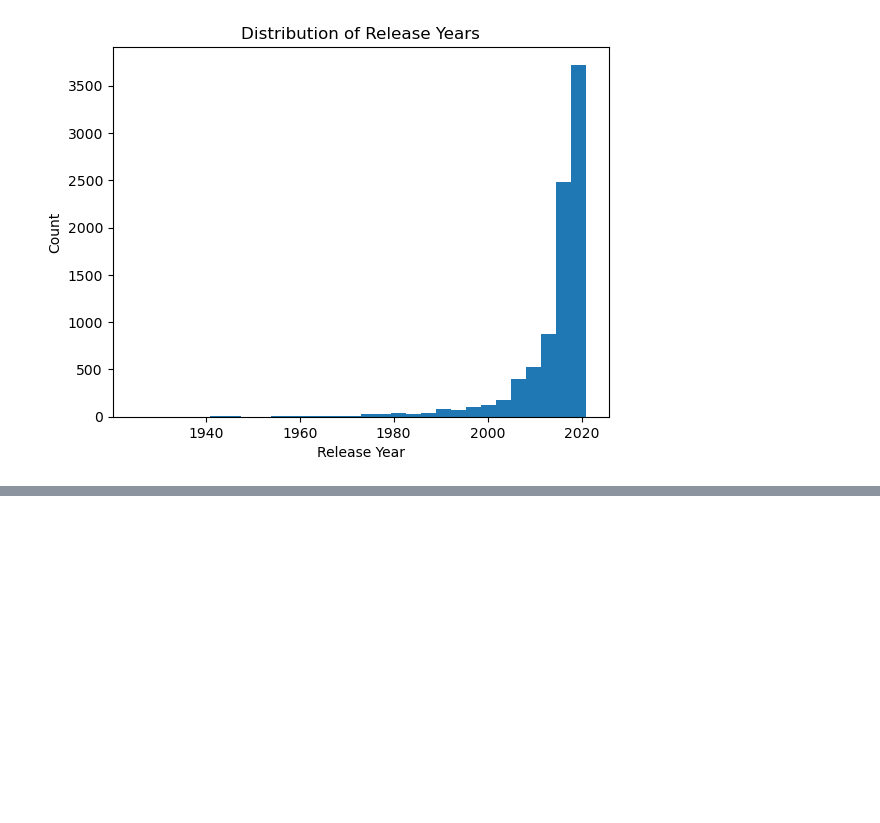
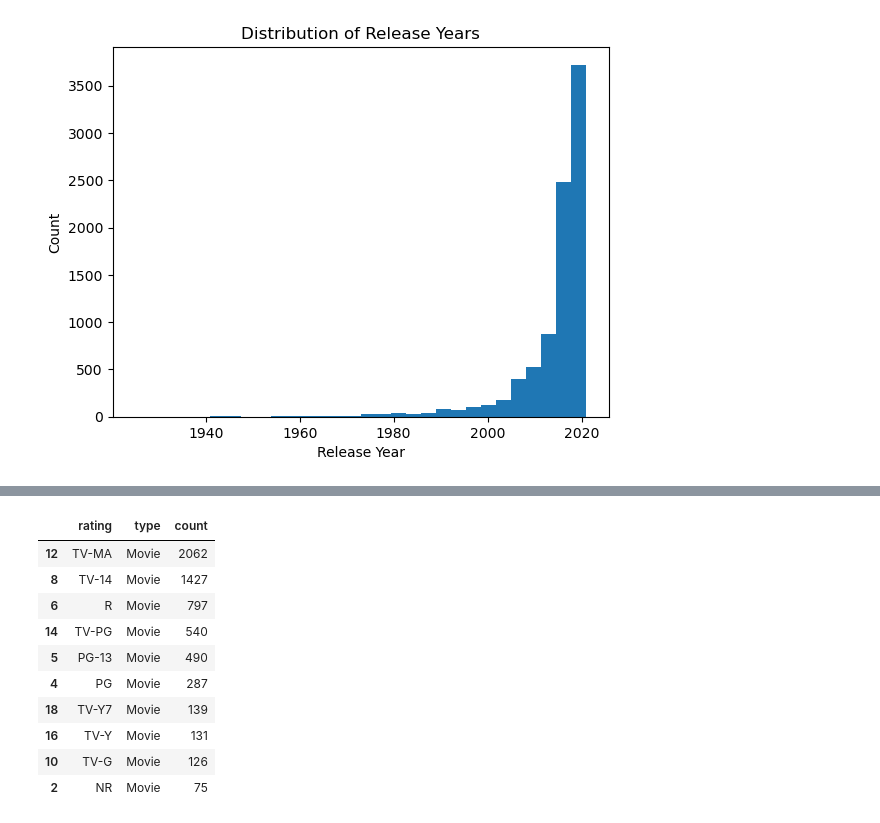
Before and after one commit to ElDEEB21/Netflix-Analytics, a Jupyter notebook: analyse.ipynb, the cells around one changed output, grey strips where cells are left out. Drawn from its saved outputs; the diff is of its cells as text; code cells hidden in the pictures; blank space fills up the shorter version.

```diff
--- a/analyse.ipynb
+++ b/analyse.ipynb
@@ -230,0 +252,15 @@ plt.show()
+# %%
+top10Movie = rates[rates['type'] == 'Movie'].sort_values(by='count', ascending=False).iloc[0:10]
+top10Movie
+# %% [output]
+|  | rating | type | count |
+| 12 | TV-MA | Movie | 2062 |
+| 8 | TV-14 | Movie | 1427 |
+| 6 | R | Movie | 797 |
+| 14 | TV-PG | Movie | 540 |
+| 5 | PG-13 | Movie | 490 |
+| 4 | PG | Movie | 287 |
+| 18 | TV-Y7 | Movie | 139 |
+| 16 | TV-Y | Movie | 131 |
+| 10 | TV-G | Movie | 126 |
+| 2 | NR | Movie | 75 |
```
Also changed, not shown: parts of 5 cells of this notebook.
